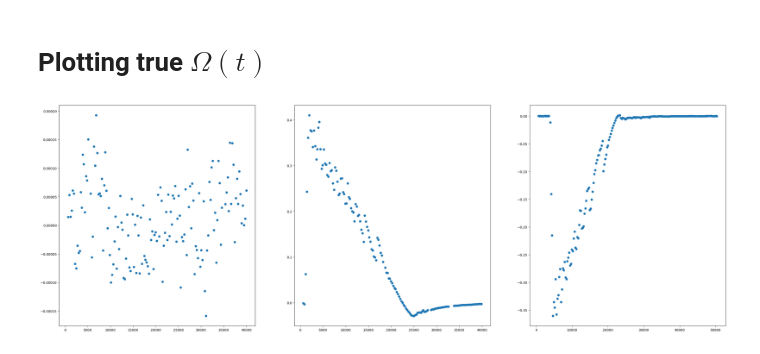
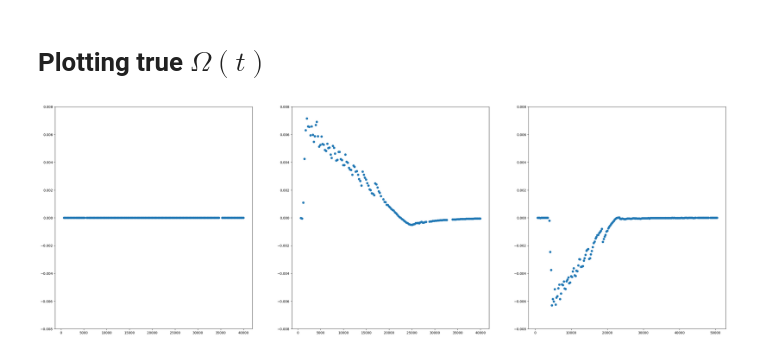
Before and after one commit to MartinOpat/Lab2RaspPi, a Jupyter notebook: data/data_processing.ipynb, the cells around one changed output. Saved outputs shown, nothing was run; the diff lists cells and outputs as text; code cells hidden in the pictures.

```diff
--- a/data/data_processing.ipynb
+++ b/data/data_processing.ipynb
@@ -52,6 +52,10 @@ def append_headers(i_start, i_end):
 # Plotting $I(\Omega(t))$
 # %%
 fig, ax = plt.subplots(1, 3, figsize=(36, 12))
+
+for i in range(3):
+    ax[i].set_ylim([0.68, 0.78])
+
 ax[0].scatter(stat_data["time_ms"], stat_data["intensity"])
 ax[1].scatter(cw_data["time_ms"], cw_data["intensity"])
 ax[2].scatter(ccw_data["time_ms"], ccw_data["intensity"])
@@ -65,29 +69,12 @@ plt.show()
 # a.k.a we plotting d(yaw)/dt
 # Take the derivative
 
-zeroLim = 0.05
+for i in range(num_runs):
+    data_all[i]["yaw_rad"] = data_all[i]["gyro_yaw"].apply(np.deg2rad)
+    data_all[i]["yaw_rad"] = np.unwrap(data_all[i]["yaw_rad"])
 
-def fix_rotation_speed(speed):
-    if speed < -180:
-        speed += 360
-    elif speed > 180:
-        speed -= 360
-    return speed
-
-for i in range(num_runs):
     data_all[i]["dt"] = data_all[i]["time_ms"].diff()
-    data_all[i]["dYaw"] = data_all[i]["gyro_yaw"].diff()
-
-    data_all[i]["dYaw"] = data_all[i]["dYaw"].apply(fix_rotation_speed)
-    # Angles are in [0, 360), fix diff not working at the boundary of switching period
-    # rotDir = pd.DataFrame.sum(data_all[i]["dYaw"])
-    # data_all[i]["dYaw"] = data_all[i]["dYaw"].apply(
-    #     lambda x: np.where(
-    #         x*rotDir < 0 and not (abs(x) < zeroLim or abs(x-360) < zeroLim),
-    #         x - (x / abs(x))*360,
-    #         x
-    #     )
-    # )
+    data_all[i]["dYaw"] = data_all[i]["yaw_rad"].diff()
 
     data_all[i]["Omega"] = data_all[i]["dYaw"] / data_all[i]["dt"]
 
@@ -97,11 +84,15 @@ ccw_data = data_all[12-1]
 # %%
 # the actual plotting
 
 fig, ax = plt.subplots(1, 3, figsize=(36, 12))
+
+for i in range(3):
+    ax[i].set_ylim([-0.008, 0.008])
+
 ax[0].scatter(stat_data["time_ms"], stat_data["Omega"])
 ax[1].scatter(cw_data["time_ms"], cw_data["Omega"])
 ax[2].scatter(ccw_data["time_ms"], ccw_data["Omega"])
 
 plt.show()
 # %% [output]
-[figure, old version]
+[figure, new version]
```
Also changed, not shown: parts of 1 cell of this notebook, 1 other file.
